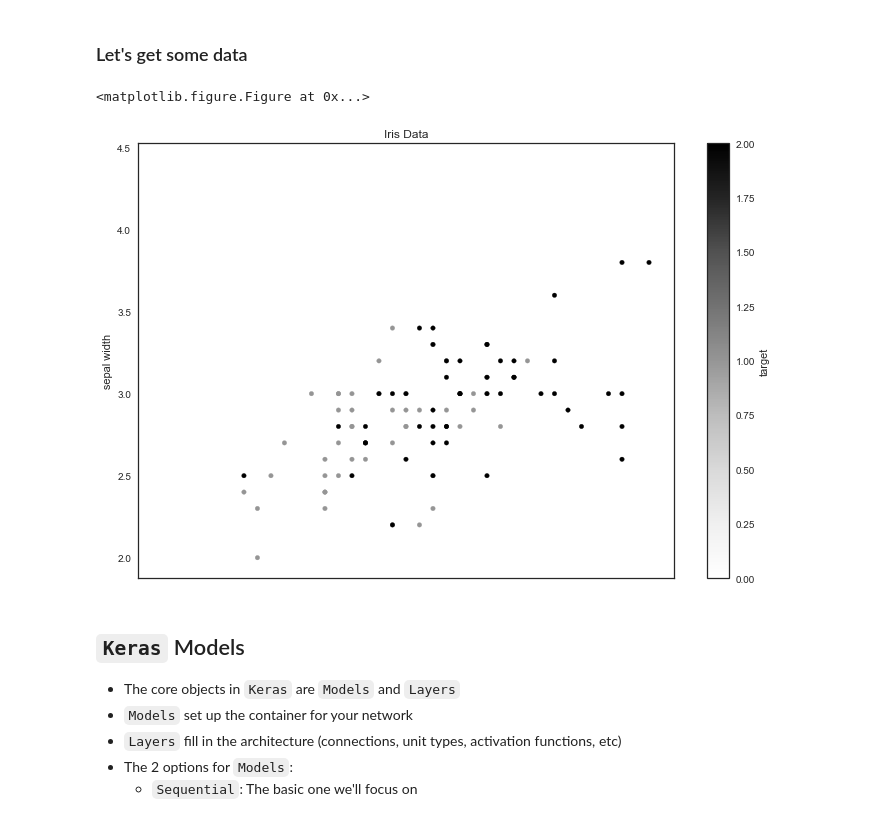
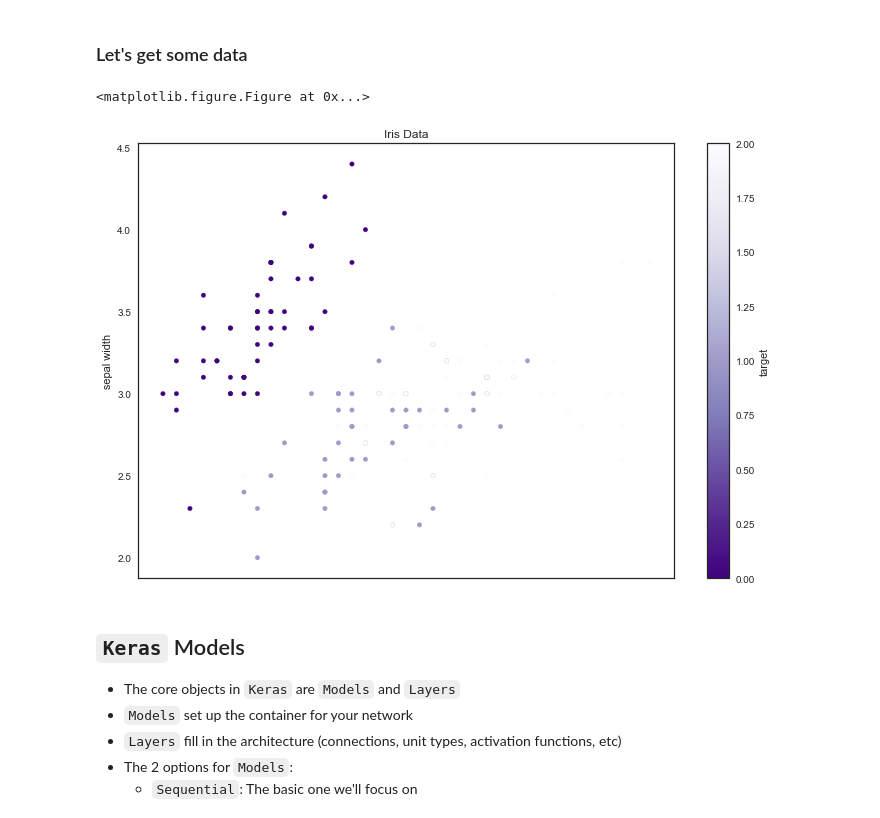
Before and after one commit to cliuless/ds_again, a Jupyter notebook: class_lectures/week05-mcnulty2/02-neural_deep_learning/DeepLearningDive/01_Neural_nets.ipynb, the cells around one changed output. Saved outputs shown, nothing was run; the diff lists cells and outputs as text; code cells hidden in the pictures.

```diff
--- a/class_lectures/week05-mcnulty2/02-neural_deep_learning/DeepLearningDive/01_Neural_nets.ipynb
+++ b/class_lectures/week05-mcnulty2/02-neural_deep_learning/DeepLearningDive/01_Neural_nets.ipynb
@@ -118,14 +123,14 @@ data['name']=data.target.astype('str').replace({'0':'setosa','1':'versicolor','2
 # %%
 #ax=subplot(1,1,1)
 
 plt.figure(figsize=(10,7));
-ax=data.plot(kind='scatter',x=0,y=1,c='target',legend=False,figsize=(12,8));
+ax=data.plot(kind='scatter',x=0,y=1,c='target',legend=False,figsize=(12,8),colormap="Purples_r");
 plt.xlabel('sepal length')
 plt.ylabel('sepal width')
 plt.title('Iris Data');
 # %% [output]
 <matplotlib.figure.Figure at 0x...>
-[figure, old version]
+[figure, new version]
 # %% [markdown]
 ## `Keras` Models
 - The core objects in `Keras` are `Models` and `Layers`
```
Also changed, not shown: parts of 8 cells of this notebook, 3 other files.
